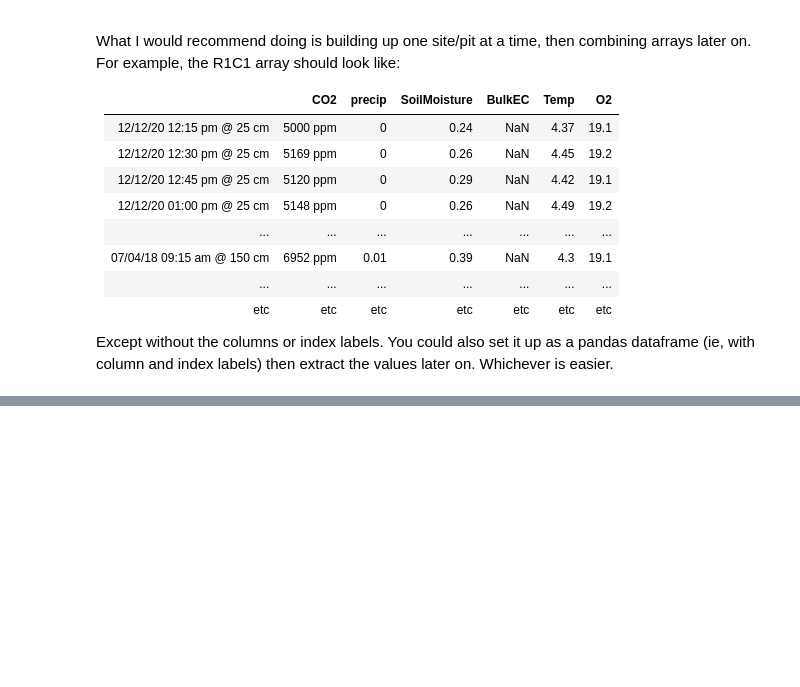
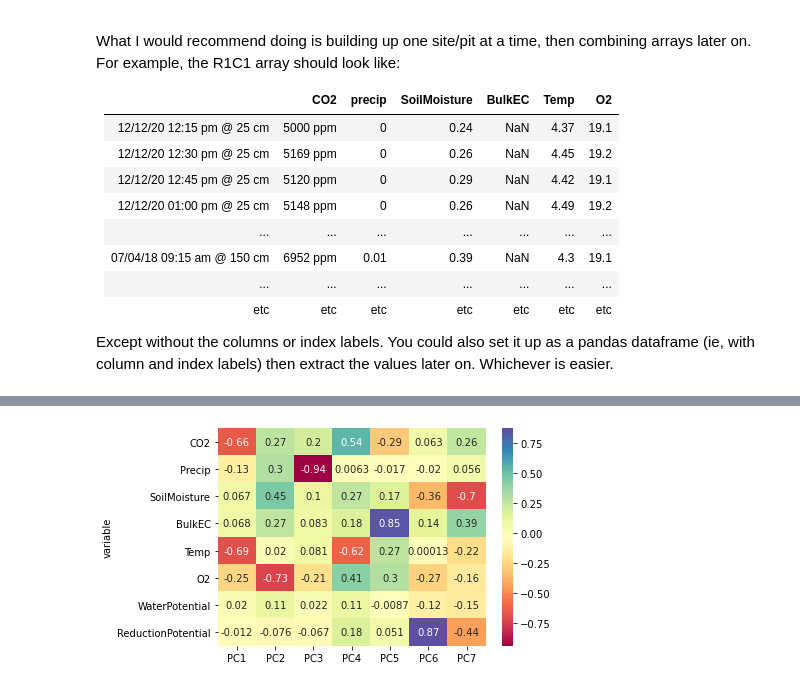
Before and after one commit to mberghouse/CO2-Data, a Jupyter notebook: python_processing/eda/MergeProcessedData.ipynb, the cells around one changed output, grey strips where cells are left out. Saved outputs shown, nothing was run; the diff lists cells and outputs as text; code cells hidden in the pictures; blank space fills up the shorter version.

```diff
--- a/python_processing/eda/MergeProcessedData.ipynb
+++ b/python_processing/eda/MergeProcessedData.ipynb
@@ -1022,0 +1026,7 @@ array([[7.49500000e+03,            nan,            nan, ...,
+# %%
+df_st =  StandardScaler().fit_transform(df)
+# %%
+df_st1=pd.DataFrame(data=df_st)
+df_med = df_st1.fillna(df_st1.median())
+pca = PCA(.95)
+pca.fit(df_med)
@@ -1022,0 +1040,9 @@ array([[7.49500000e+03,            nan,            nan, ...,
+# %%
+pca_out=pca
+loadings = pca_out.components_
+num_pc = pca_out.n_features_
+pc_list = ["PC"+str(i) for i in list(range(1, num_pc+1))]
+loadings_df = pd.DataFrame.from_dict(dict(zip(pc_list, loadings)))
+loadings_df['variable'] = df.columns.values
+loadings_df = loadings_df.set_index('variable')
+loadings_df
@@ -1022,0 +1060,7 @@ array([[7.49500000e+03,            nan,            nan, ...,
+# %%
+import seaborn as sns
+import matplotlib.pyplot as plt
+ax = sns.heatmap(loadings_df, annot=True, cmap='Spectral')
+plt.show()
+# %% [output]
+[figure, added]
```
Also changed, not shown: parts of 11 cells of this notebook, 3 other files.
